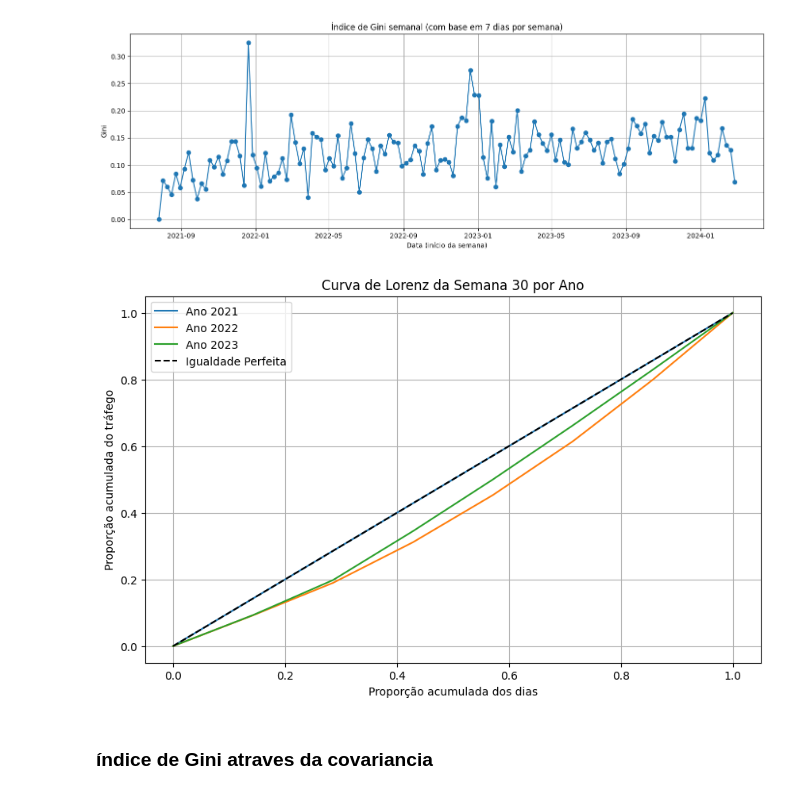
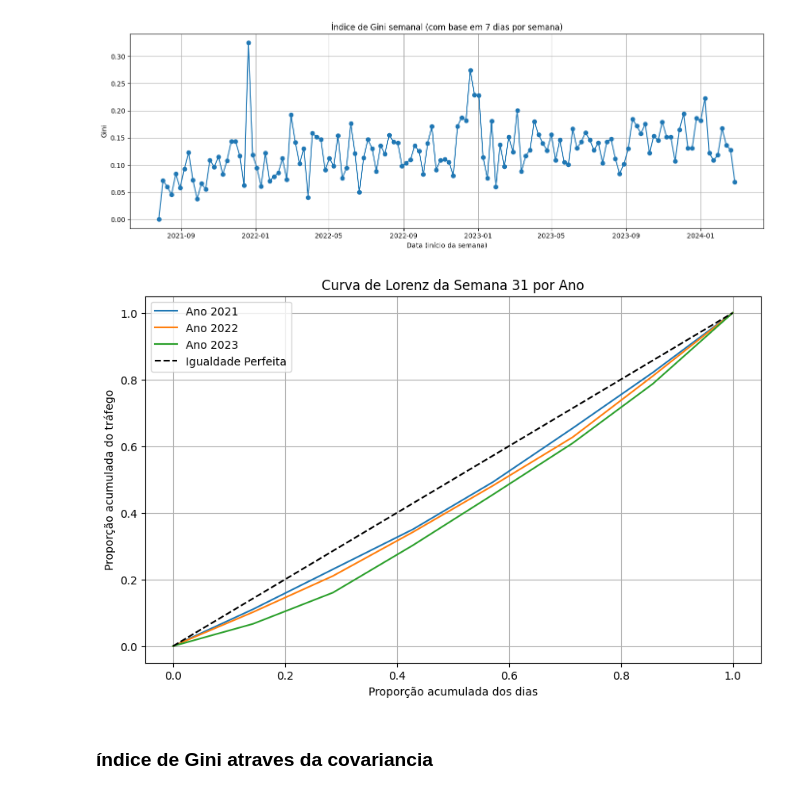
Before and after one commit to joanacarvalheiro/Seasonality, a Jupyter notebook: construcao_modelos/MSTL.ipynb, the cells around one changed output. Saved outputs shown, nothing was run; the diff lists cells and outputs as text; code cells hidden in the pictures.

```diff
--- a/construcao_modelos/MSTL.ipynb
+++ b/construcao_modelos/MSTL.ipynb
@@ -832,33 +826,33 @@ df_diario['ano'] = df_diario['datetime'].dt.isocalendar().year
 # %%
 def curva_lorenz(valores):
     x = np.sort(np.array(valores))
     x_normalizado = x / x.sum()
     y_acumulado = np.cumsum(x_normalizado)
     y_acumulado = np.insert(y_acumulado, 0, 0)  # Começar do ponto (0,0)
     x_perc = np.linspace(0, 1, len(y_acumulado))
     return x_perc, y_acumulado
 
-semana_escolhida = 30
+semana_escolhida = 31
 anos = sorted(df_diario['ano'].unique())
 
 plt.figure(figsize=(10, 6))
 
 for ano in anos:
     dados = df_diario[(df_diario['ano'] == ano) & (df_diario['semana'] == semana_escolhida)]['count_8']
     if len(dados) == 0:
         continue
     x_vals, y_vals = curva_lorenz(dados)
     plt.plot(x_vals, y_vals, label=f'Ano {ano}')
 
 plt.plot([0,1], [0,1], color='black', linestyle='--', label='Igualdade Perfeita')
 plt.title(f'Curva de Lorenz da Semana {semana_escolhida} por Ano')
 plt.xlabel('Proporção acumulada dos dias')
 plt.ylabel('Proporção acumulada do tráfego')
 plt.legend()
 plt.grid(True)
 plt.show()
 # %% [output]
-[figure, old version]
+[figure, new version]
 # %% [markdown]
 ### índice de Gini atraves da covariancia
 # %%
```
Also changed, not shown: parts of 4 cells of this notebook, 1 other file.
